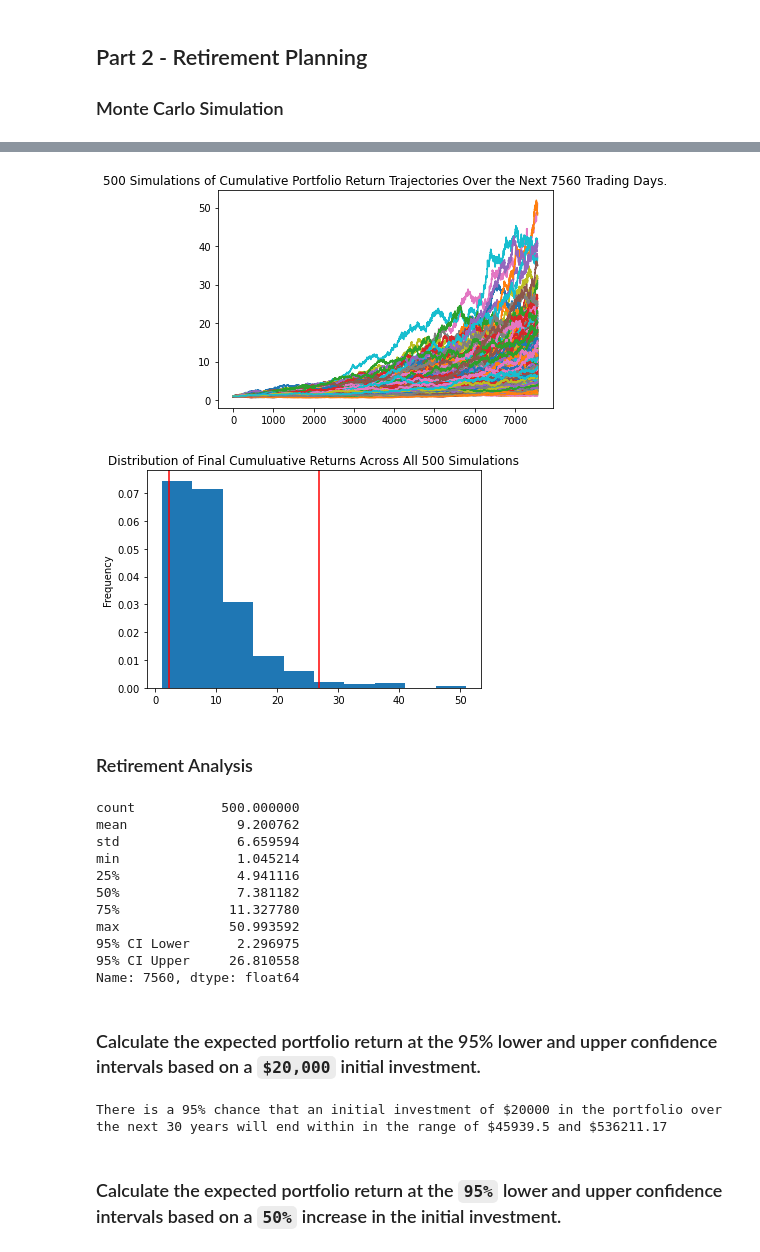
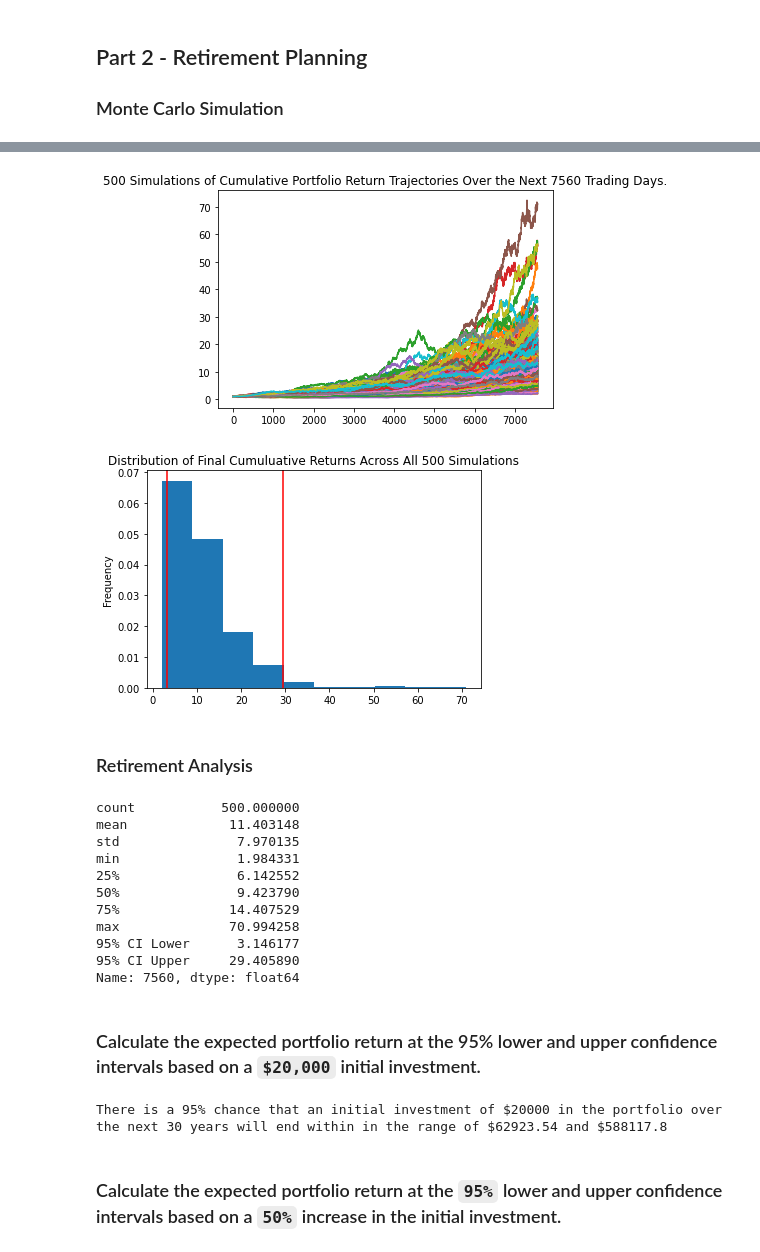
Before and after one commit to adriennestark/week_5_homework, a Jupyter notebook: financial-planner.ipynb, the cells around one changed output, grey strips where cells are left out. Saved outputs shown, nothing was run; the diff lists cells and outputs as text; code cells hidden in the pictures.

Commit message:
monte carlo simulation complete

```diff
--- a/financial-planner.ipynb
+++ b/financial-planner.ipynb
@@ -161,10 +202,10 @@ start_date = pd.Timestamp('2015-10-16', tz='America/New_York').isoformat()
 end_date = pd.Timestamp('2020-10-16', tz='America/New_York').isoformat()
 # %%
 # Get 5 years' worth of historical data for SPY and AGG
-df_stock_data = alpaca_api.get_barset(tickers, "1D", start=start_date, end= end_date).df
+df_etf_data = alpaca_api.get_barset(tickers, "1D", start=start_date, end= end_date).df
 
 # Display sample data
-df_stock_data.head()
+df_etf_data.head()
 # %% [output]
 |  | AGG |  |  |  |  | SPY |  |  |  |  |
 |  | open | high | low | close | volume | open | high | low | close | volume |
@@ -173,3 +214,15 @@ df_stock_data.head()
 | 2015-10-20 00:00:00-04:00 | 109.64 | 109.780 | 109.55 | 109.65 | 1672562 | 202.85 | 203.84 | 202.5471 | 203.07 | 60081395 |
 | 2015-10-21 00:00:00-04:00 | 109.73 | 109.950 | 109.73 | 109.89 | 1119723 | 203.61 | 203.79 | 201.6500 | 201.82 | 83704739 |
 | 2015-10-22 00:00:00-04:00 | 109.90 | 110.050 | 109.83 | 109.94 | 1817244 | 202.98 | 205.51 | 202.8100 | 205.22 | 121670959 |
+# %%
+# Configuring a Monte Carlo simulation to forecast 30 years cumulative returns
+
+# Set number of simulations
+num_sims = 500
+
+# Configure a Monte Carlo simulation to forecast one year daily returns
+MC_portfolio = MCSimulation(
+    portfolio_data = df_etf_data,
+    weights = [.4,.6],
+    num_simulation = 500,
+    num_trading_days = 252*30)
@@ -224,32 +268,33 @@ Running Monte Carlo simulation number 490.
 # %%
 # Plot simulation outcomes
-# YOUR CODE HERE!
+
+line_plot_portfolio = MC_portfolio.plot_simulation()
 # %% [output]
-[figure, old version]
+[figure, new version]
 # %%
 # Plot probability distribution and confidence intervals
-# YOUR CODE HERE!
+dist_plot = MC_portfolio.plot_distribution()
 # %% [output]
-[figure, old version]
+[figure, new version]
 # %% [markdown]
 ### Retirement Analysis
 # %%
 # Fetch summary statistics from the Monte Carlo simulation results
-# YOUR CODE HERE!
+summary = MC_portfolio.summarize_cumulative_return()
 
 # Print summary statistics
-# YOUR CODE HERE!
+print(summary)
 # %% [output]
 count           500.000000
-mean              9.200762
-std               6.659594
-min               1.045214
-25%               4.941116
-50%               7.381182
-75%              11.327780
-max              50.993592
-95% CI Lower      2.296975
-95% CI Upper     26.810558
+mean             11.403148
+std               7.970135
+min               1.984331
+25%               6.142552
+50%               9.423790
+75%              14.407529
+max              70.994258
+95% CI Lower      3.146177
+95% CI Upper     29.405890
 Name: 7560, dtype: float64
 # %% [markdown]
 ### Calculate the expected portfolio return at the 95% lower and upper confidence intervals based on a `$20,000` initial investment.
@@ -258,14 +303,14 @@ Name: 7560, dtype: float64
 initial_investment = 20000
 
 # Use the lower and upper `95%` confidence intervals to calculate the range of the possible outcomes of our $20,000
-# YOUR CODE HERE!
-
+ci_lower = round(initial_investment * summary[8],2)
+ci_upper = round(initial_investment * summary[9],2)
 # Print results
 print(f"There is a 95% chance that an initial investment of ${initial_investment} in the portfolio"
       f" over the next 30 years will end within in the range of"
       f" ${ci_lower} and ${ci_upper}")
 # %% [output]
-There is a 95% chance that an initial investment of $20000 in the portfolio over the next 30 years will end within in the range of $45939.5 and $536211.17
+There is a 95% chance that an initial investment of $20000 in the portfolio over the next 30 years will end within in the range of $62923.54 and $588117.8
 # %% [markdown]
 ### Calculate the expected portfolio return at the `95%` lower and upper confidence intervals based on a `50%` increase in the initial investment.
 # %%
```
Also changed, not shown: parts of 12 cells of this notebook.
